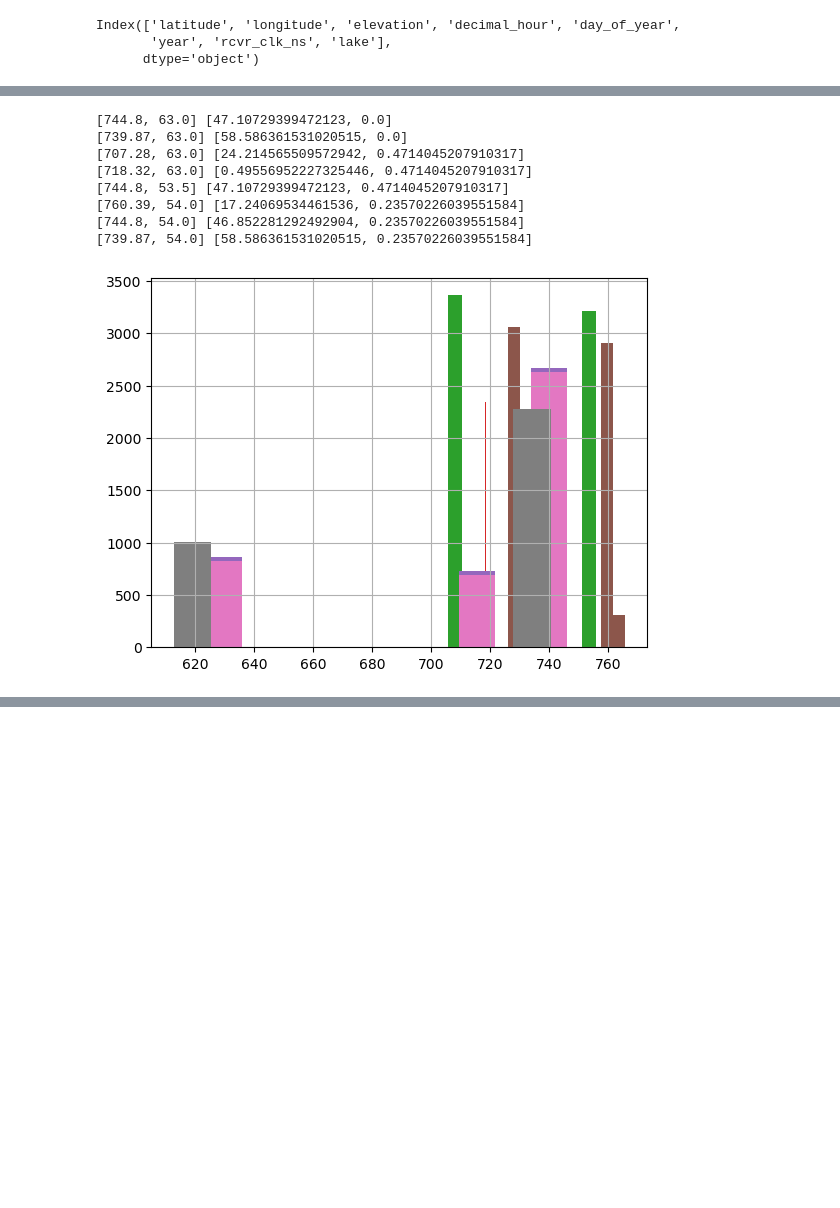
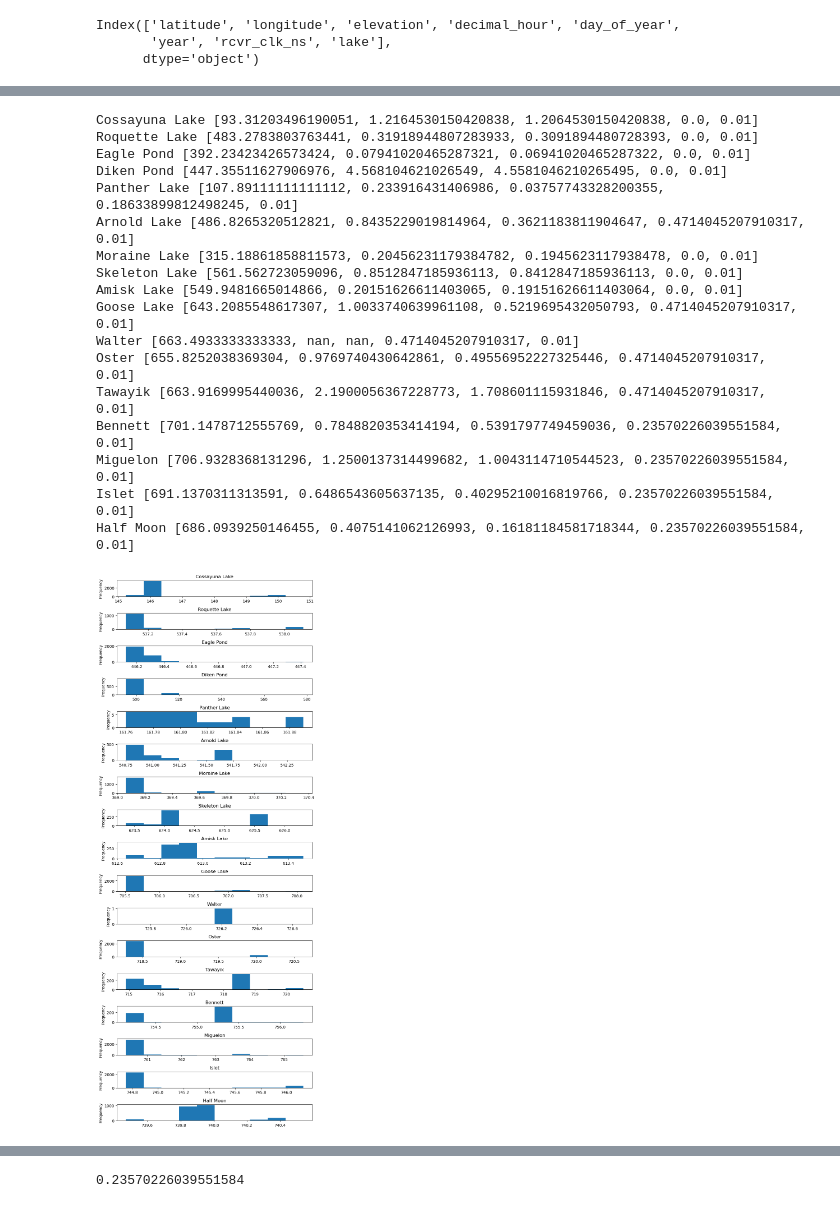
Before and after one commit to anmagomez/radar_altimetry_eval, a Jupyter notebook: src/GNSS_Tutorial.ipynb, the cells around one changed output, grey strips where cells are left out. Saved outputs shown, nothing was run; the diff lists cells and outputs as text; code cells hidden in the pictures; blank space fills up the shorter version.

Commit message:
calculated mean and median of Orthometric values

```diff
--- a/src/GNSS_Tutorial.ipynb
+++ b/src/GNSS_Tutorial.ipynb
@@ -282,7 +258,7 @@ df_15s[['latitude','longitude','elevation','lake']].to_csv('../data/GNSS/gnss_15
 import os
 from fnmatch import fnmatch
 
-root = '../data/GNSS/alberta_geoidheight/'
+root = '../data/GNSS/geoidheight/'
 pattern = "*.csv"
 df_all_1s_final=pd.DataFrame()
 
@@ -292,7 +268,7 @@ for path, subdirs, files in os.walk(root):
             print(name.split('_'))
             file_info=name.split('_')
             if len(file_info)>1:
-                lake=file_info[2].split('.')[0]
+                lake=file_info[3].split('.')[0]
                 df=pd.read_csv(os.path.join(path, name), sep=',')
                 df['lake']=lake
                 df_all_1s_final=pd.concat([df_all_1s_final, df])
@@ -325,28 +301,59 @@ df
 # %%
 df_all_1s_final['lake'].unique()
 df_gnss_total=pd.DataFrame()
+# fig, ax=plt.subplots(len(df_all_1s_final['lake'].unique()), figsize=(8,20))
+# fig1, ax1=plt.subplots(len(df_all_1s_final['lake'].unique()), figsize=(8,40))
+fig, ax=plt.subplots(len(df_all_1s_final['lake'].unique()), figsize=(8,20))
+fig1, ax1=plt.subplots(len(df_all_1s_final['lake'].unique()), figsize=(8,40))
+i=0
+j=0
+df_results=pd.DataFrame()
 for lake in list_lakes:
     df=df_all_1s_final.loc[df_all_1s_final['lake']==lake].copy()
     if df.shape[0]!=0:
         start_row=((df_lakes['Lake']==lake)&(df_lakes['Start_End']=='S'))
         end_row=((df_lakes['Lake']==lake)&(df_lakes['Start_End']=='E'))
         val_start=df_lakes.loc[start_row, ['Right', 'Left','Back']].values[0]
         val_end=df_lakes.loc[end_row, ['Right', 'Left','Back']].values[0]
-        medianAh=np.median(np.concatenate((val_start, val_end)))
+        meanAh=np.mean(np.concatenate((val_start, val_end)))
         stdAh=np.std(np.concatenate((val_start, val_end)))
 
-        medianOth=df['Ortho Height (m)'].median()
+        meanOth=df['Ortho Height (m)'].mean()
         stdOth=df['Ortho Height (m)'].std()
-        df['Ortho Height (m)'].hist()
+        surface_GNSS=meanOth-meanAh
+        surface_Error=stdOth+stdAh+0.01
 
-        print([medianOth,medianAh], [stdOth,stdAh])
+        df.plot(y='Ortho Height (m)', use_index=True,title=lake,ax=ax1[i,j] )
+        df['Ortho Height (m)'].plot(kind='hist', title=lake,ax=ax[i,j])
+        if j>5:
+            j=0
+            i=i+1
+        else:
+            j=j+1
+
+
+
+
+
+        # print([medianOth,medianAh], [stdOth,stdAh])
+        print(lake,[surface_GNSS,surface_Error, stdOth,stdAh,0.01] )
+fig.tight_layout()
 # %% [output]
-[744.8, 63.0] [47.10729399472123, 0.0]
-[739.87, 63.0] [58.586361531020515, 0.0]
-[707.28, 63.0] [24.214565509572942, 0.4714045207910317]
-[718.32, 63.0] [0.49556952227325446, 0.4714045207910317]
-[744.8, 53.5] [47.10729399472123, 0.4714045207910317]
-[760.39, 54.0] [17.24069534461536, 0.23570226039551584]
-[744.8, 54.0] [46.852281292492904, 0.23570226039551584]
-[739.87, 54.0] [58.586361531020515, 0.23570226039551584]
+Cossayuna Lake [93.31203496190051, 1.2164530150420838, 1.2064530150420838, 0.0, 0.01]
+Roquette Lake [483.2783803763441, 0.31918944807283933, 0.3091894480728393, 0.0, 0.01]
+Eagle Pond [392.23423426573424, 0.07941020465287321, 0.06941020465287322, 0.0, 0.01]
+Diken Pond [447.35511627906976, 4.568104621026549, 4.5581046210265495, 0.0, 0.01]
+Panther Lake [107.89111111111112, 0.233916431406986, 0.03757743328200355, 0.18633899812498245, 0.01]
+Arnold Lake [486.8265320512821, 0.8435229019814964, 0.3621183811904647, 0.4714045207910317, 0.01]
+Moraine Lake [315.18861858811573, 0.20456231179384782, 0.1945623117938478, 0.0, 0.01]
+Skeleton Lake [561.562723059096, 0.8512847185936113, 0.8412847185936113, 0.0, 0.01]
+Amisk Lake [549.9481665014866, 0.20151626611403065, 0.19151626611403064, 0.0, 0.01]
+Goose Lake [643.2085548617307, 1.0033740639961108, 0.5219695432050793, 0.4714045207910317, 0.01]
+Walter [663.4933333333333, nan, nan, 0.4714045207910317, 0.01]
+Oster [655.8252038369304, 0.9769740430642861, 0.49556952227325446, 0.4714045207910317, 0.01]
+Tawayik [663.9169995440036, 2.1900056367228773, 1.708601115931846, 0.4714045207910317, 0.01]
+Bennett [701.1478712555769, 0.7848820353414194, 0.5391797749459036, 0.23570226039551584, 0.01]
+Miguelon [706.9328368131296, 1.2500137314499682, 1.0043114710544523, 0.23570226039551584, 0.01]
+Islet [691.1370311313591, 0.6486543605637135, 0.40295210016819766, 0.23570226039551584, 0.01]
+Half Moon [686.0939250146455, 0.4075141062126993, 0.16181184581718344, 0.23570226039551584, 0.01]
-[figure, old version]
+[figure, new version]
@@ -352,0 +361,4 @@ for lake in list_lakes:
+# %%
+np.std(np.concatenate((val_start, val_end)))
+# %% [output]
+0.23570226039551584
```
Also changed, not shown: parts of 22 cells of this notebook.
